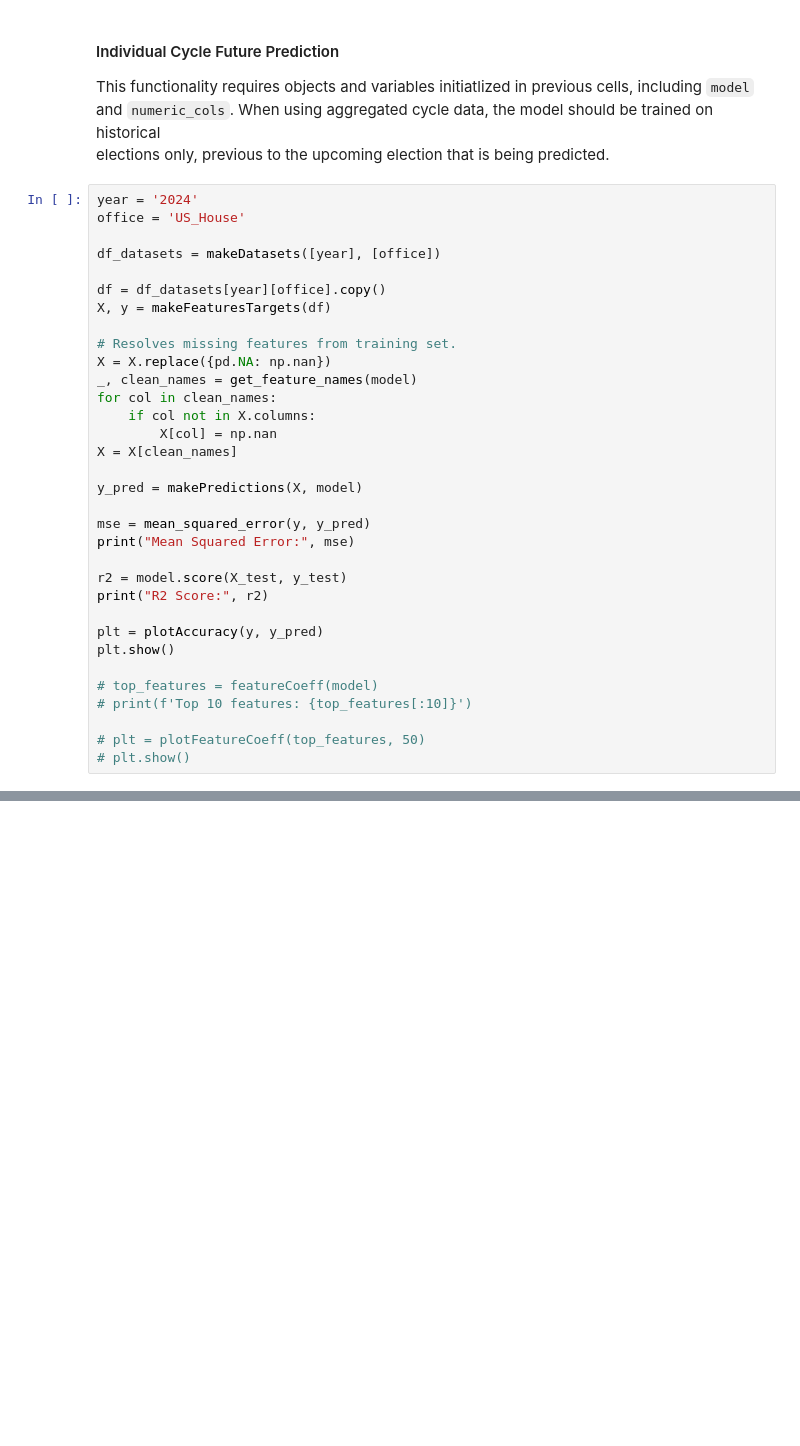
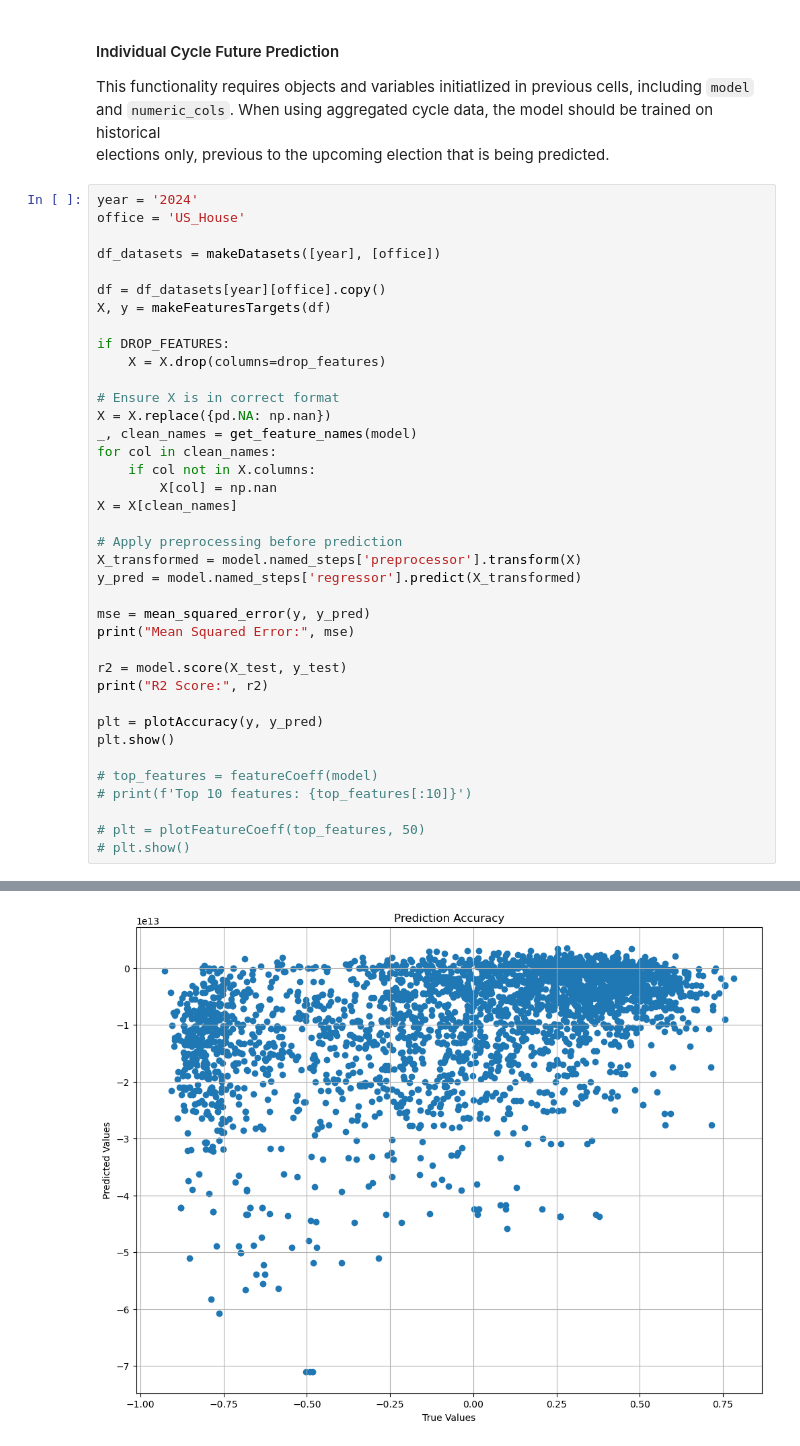
Before and after one commit to nketchum/SI699, a Jupyter notebook: 07b_ml_features_regression.ipynb, the cells around one changed output, grey strips where cells are left out. Cells and saved outputs as stored; diff of their text form; blank space fills up the shorter version.

```diff
--- a/07b_ml_features_regression.ipynb
+++ b/07b_ml_features_regression.ipynb
@@ -393,7 +514,10 @@ df_datasets = makeDatasets([year], [office])
 df = df_datasets[year][office].copy()
 X, y = makeFeaturesTargets(df)
 
-# Resolves missing features from training set.
+if DROP_FEATURES:
+    X = X.drop(columns=drop_features)
+
+# Ensure X is in correct format
 X = X.replace({pd.NA: np.nan})
 _, clean_names = get_feature_names(model)
 for col in clean_names:
@@ -401,7 +525,9 @@ for col in clean_names:
         X[col] = np.nan
 X = X[clean_names]
 
-y_pred = makePredictions(X, model)
+# Apply preprocessing before prediction
+X_transformed = model.named_steps['preprocessor'].transform(X)
+y_pred = model.named_steps['regressor'].predict(X_transformed)
 
 mse = mean_squared_error(y, y_pred)
 print("Mean Squared Error:", mse)
@@ -417,3 +543,4 @@ plt.show()
 
 # plt = plotFeatureCoeff(top_features, 50)
 # plt.show()
+# %% [output]
@@ -419,0 +561 @@ plt.show()
+[figure, added]
```
Also changed, not shown: parts of 7 cells of this notebook, 2 other files.
